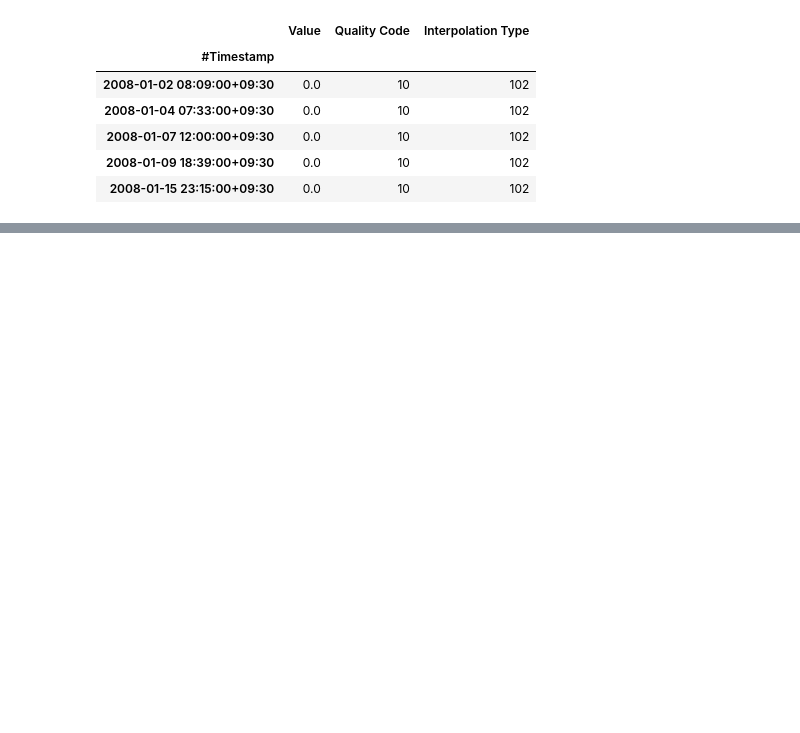
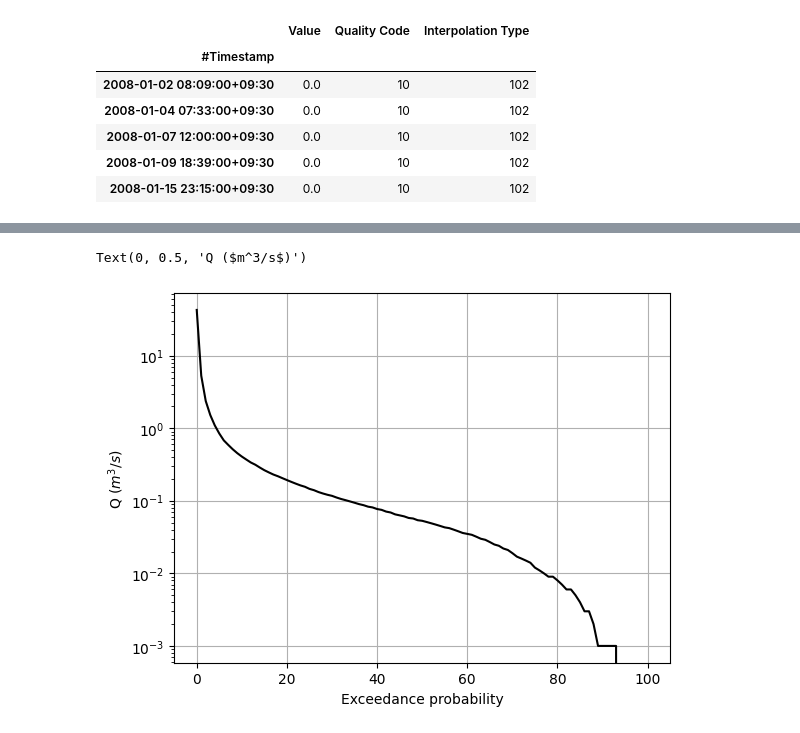
Before and after one commit to Skygers/Hydrology-and-Hydrogeology-Data-Driven, a Jupyter notebook: Data Processing and Multivariate Exploratory Data Analysis.ipynb, the cells around one changed output, grey strips where cells are left out. Cells and saved outputs as stored; diff of their text form; code cells hidden in the pictures; blank space fills up the shorter version.

```diff
--- a/Data Processing and Multivariate Exploratory Data Analysis.ipynb
+++ b/Data Processing and Multivariate Exploratory Data Analysis.ipynb
@@ -27,0 +69,14 @@ Data['Value'].plot()
+# %%
+percs = np.arange(0,1.01,0.01)
+discharge = Data['Value'].dropna().quantile(percs)
+flowduration = pd.DataFrame(index=percs,columns=['Exceedance Probability','Discharge'])
+flowduration['Exceedance Probability'] = 100*(1-percs)
+flowduration['Discharge'] = discharge[-1::]
+fig,ax = plt.subplots()
+ax.semilogy(flowduration['Exceedance Probability'],flowduration['Discharge'],'-k')
+ax.grid()
+ax.set_xlabel('Exceedance probability')
+ax.set_ylabel(u'Q ($m^3/s$)')
+# %% [output]
+Text(0, 0.5, 'Q ($m^3/s$)')
+[figure, added]
```
Also changed, not shown: parts of 6 cells of this notebook, 3 other files.
